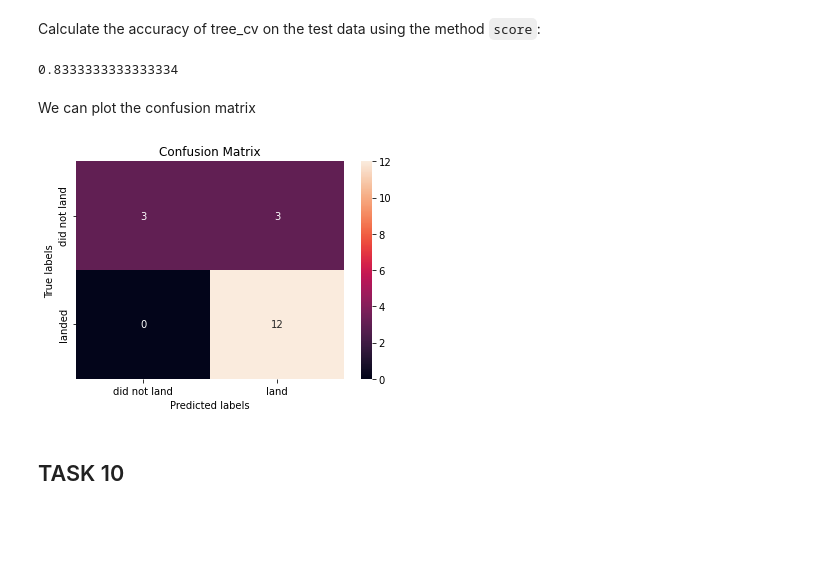
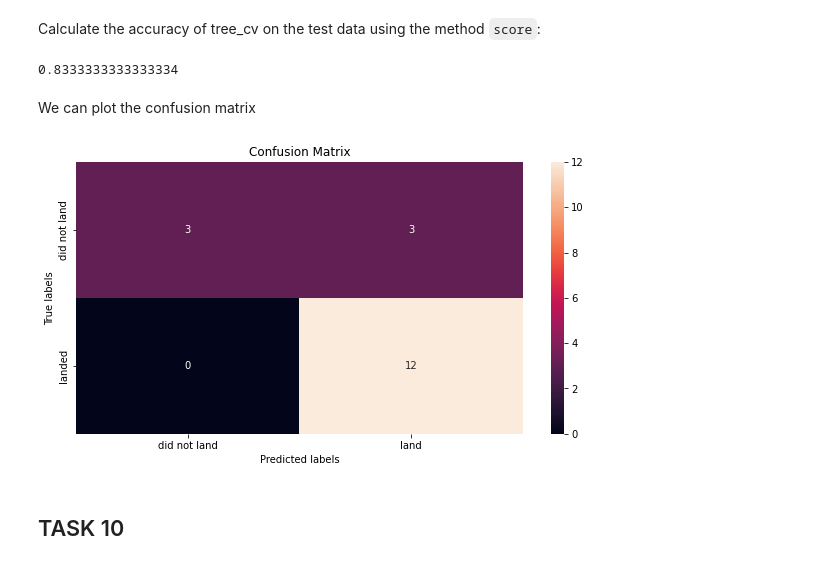
Before and after one commit to donabhadra/IBM-DS-Capstone, a Jupyter notebook: SpaceX Model Prediction.ipynb, the cells around one changed output. Saved outputs shown, nothing was run; the diff lists cells and outputs as text; code cells hidden in the pictures; blank space fills up the shorter version.

```diff
--- a/SpaceX Model Prediction.ipynb
+++ b/SpaceX Model Prediction.ipynb
@@ -284,17 +290,20 @@ accuracy : 0.8767857142857143
 ## TASK  9
 # %% [markdown]
 Calculate the accuracy of tree_cv on the test data using the method <code>score</code>:
-# %%
-tree_cv.score(X_test,Y_test)
-# %% [output]
-0.8333333333333334
+# %%
+tree_score= tree_cv.best_score_
+scores.append(tree_cv.best_score_)
+tree_cv.score(X_test,Y_test)
+# %% [output]
+0.8333333333333334
 # %% [markdown]
 We can plot the confusion matrix
 # %%
 yhat = svm_cv.predict(X_test)
+fig = plt.figure(figsize = (10, 5))
 plot_confusion_matrix(Y_test,yhat)
 # %% [output]
-[figure, old version]
+[figure, new version]
 # %% [markdown]
 ## TASK  10
 # %% [markdown]
```
Also changed, not shown: parts of 9 cells of this notebook.
